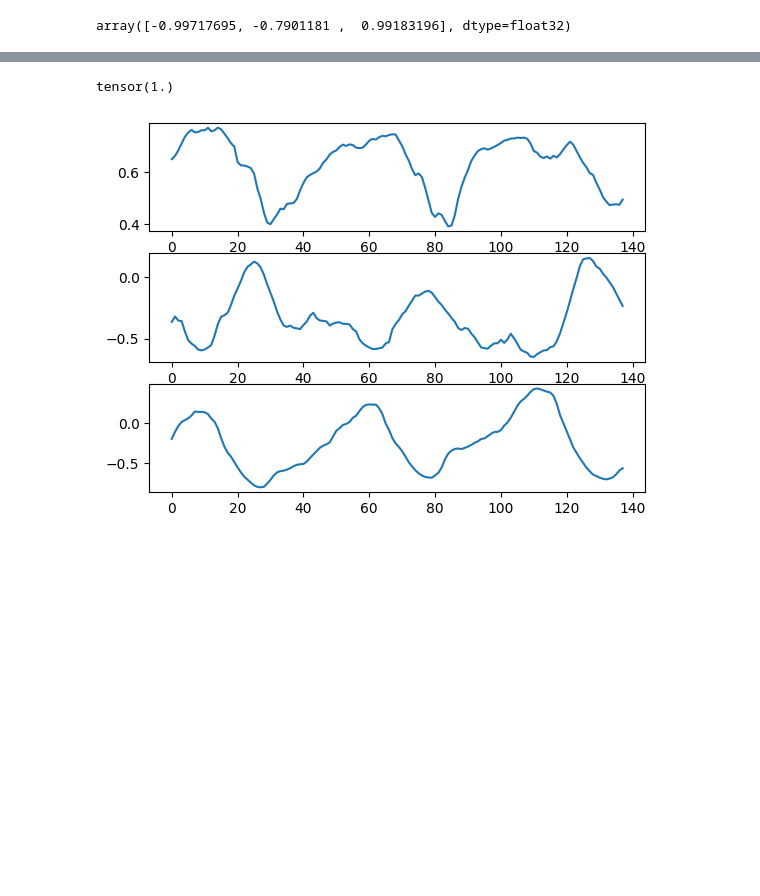
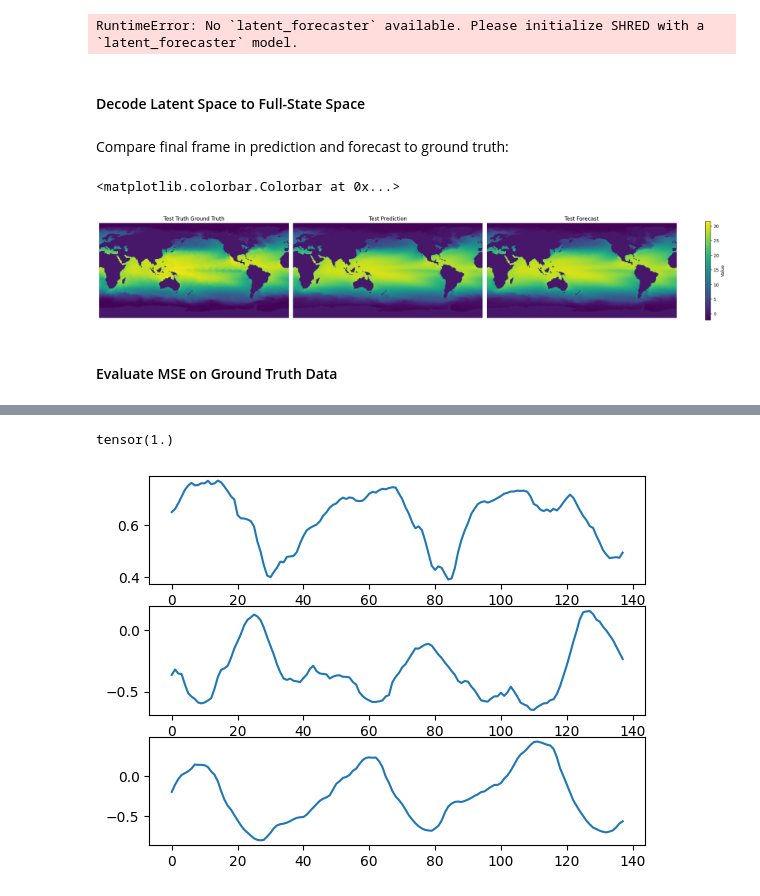
Before and after one commit to pyshred-dev/pyshred, a Jupyter notebook: pyshred/sst.ipynb, the cells around one changed output, grey strips where cells are left out. Cells and saved outputs as stored; diff of their text form; code cells hidden in the pictures; blank space fills up the shorter version.

```diff
--- a/pyshred/sst.ipynb
+++ b/pyshred/sst.ipynb
@@ -89,4 +110,5 @@ shred = SHRED(sequence_model="GRU", decoder_model="SDN", latent_forecaster=laten
 # %%
-val_errors = shred.fit(train_dataset=datasets[0], val_dataset=datasets[1], num_epochs=2, thres_epoch=20, sindy_regularization=1)
+val_errors = shred.fit(train_dataset=train_dataset, val_dataset=val_dataset, num_epochs=50, thres_epoch=20, sindy_regularization=1)
+print('val_errors:', val_errors)
 # %% [output]
 Fitting SindySHRED...
@@ -120,0 +152,2 @@ latent = reconstructed_latent[-1]
+# %%
+test_latent_from_sensors = engine.sensor_to_latent(manager.test_sensor_measurements)
@@ -121,4 +156,7 @@ latent = reconstructed_latent[-1]
 # %%
-latent
+val_latents = engine.sensor_to_latent(manager.val_sensor_measurements)
+init_latents = val_latents[-1] # seed forecaster with final latent space from val
+t = len(manager.test_sensor_measurements)
+test_latent_from_forecaster = engine.forecast_latent(t=t, init_latents=init_latents)
 # %% [output]
-array([-0.99717695, -0.7901181 ,  0.99183196], dtype=float32)
+RuntimeError: No `latent_forecaster` available. Please initialize SHRED with a `latent_forecaster` model.
@@ -127,3 +163,31 @@ forecasted_latents = engine.forecast_latent(200, latent)
+# %% [markdown]
+#### Decode Latent Space to Full-State Space
 # %%
-forecasted_recon = engine.decode(forecasted_latents)
+test_prediction = engine.decode(test_latent_from_sensors) # latent space generated from sensor data
+test_forecast = engine.decode(test_latent_from_forecaster) # latent space generated from latent forecasted (no sensor data)
+# %% [markdown]
+Compare final frame in prediction and forecast to ground truth:
+# %%
+truth      = sst_data[-1]
+prediction = test_prediction['SST'][t-1]
+forecast   = test_forecast['SST'][t-1]
+
+data   = [truth, prediction, forecast]
+titles = ["Test Truth Ground Truth", "Test Prediction", "Test Forecast"]
+
+vmin, vmax = np.min([d.min() for d in data]), np.max([d.max() for d in data])
+
+fig, axes = plt.subplots(1, 3, figsize=(20, 4), constrained_layout=True)
+
+for ax, d, title in zip(axes, data, titles):
+    im = ax.imshow(d, vmin=vmin, vmax=vmax)
+    ax.set(title=title)
+    ax.axis("off")
+
+fig.colorbar(im, ax=axes, label="Value", shrink=0.8)
+# %% [output]
+<matplotlib.colorbar.Colorbar at 0x...>
+[figure, added]
+# %% [markdown]
+#### Evaluate MSE on Ground Truth Data
 # %%
```
Also changed, not shown: parts of 40 cells of this notebook, 7 other files.
